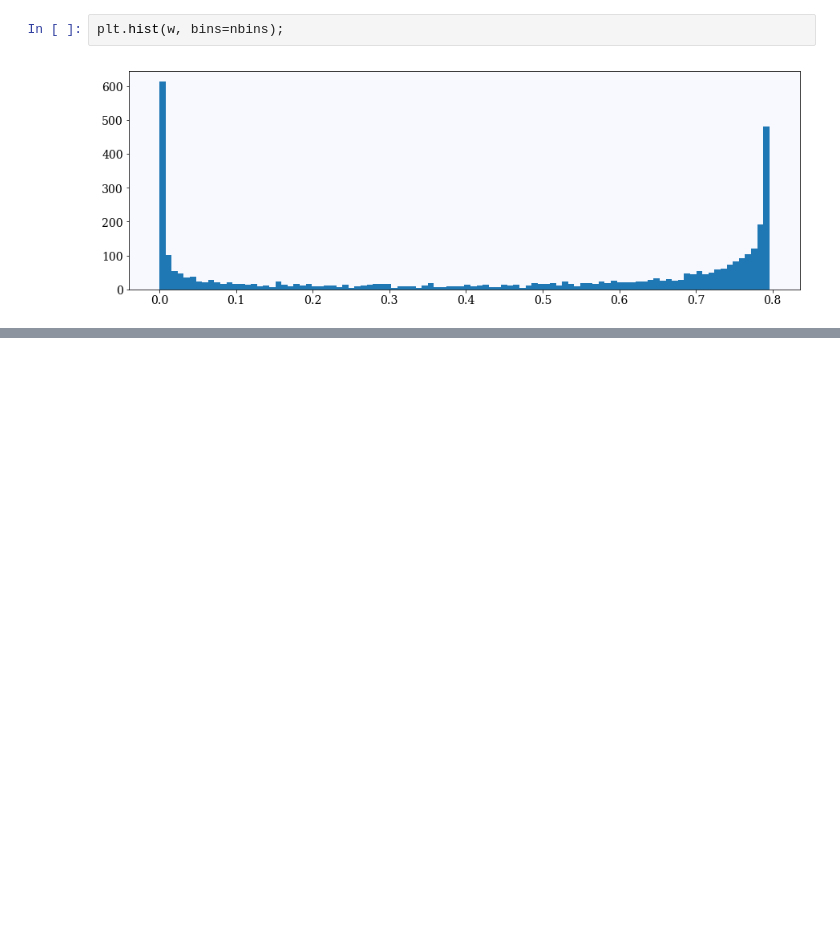
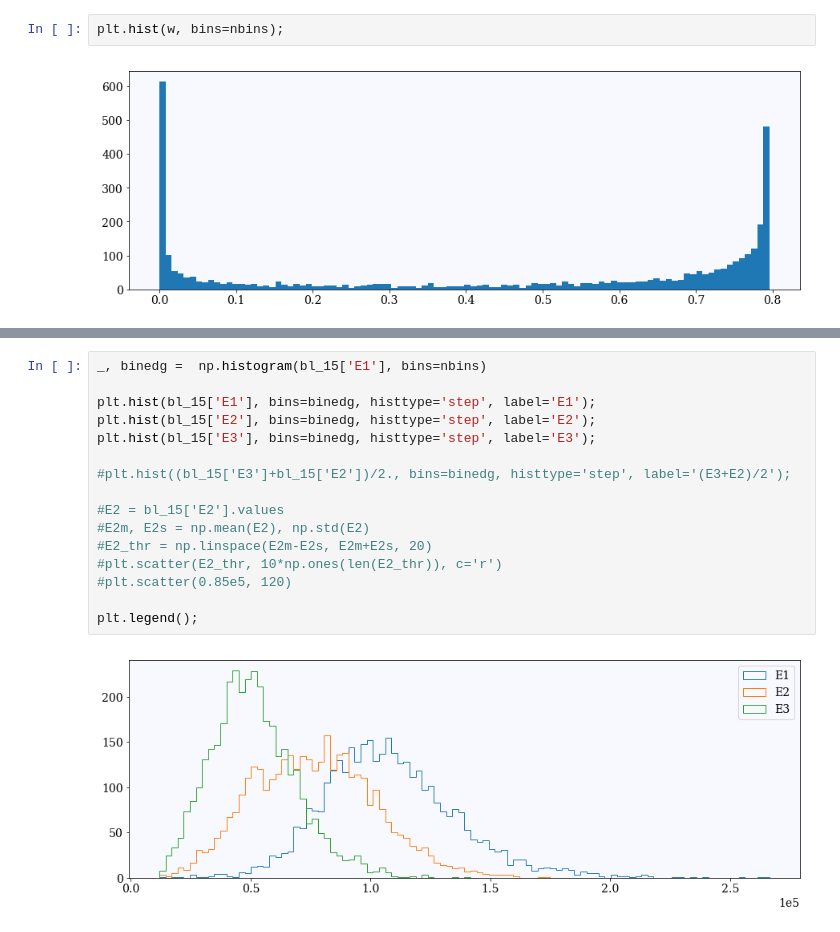
Before and after one commit to gondiaz/ICAROSNB, a Jupyter notebook: GDL/rejection/blobrejection.ipynb, the cells around one changed output, grey strips where cells are left out. Saved outputs shown, nothing was run; the diff lists cells and outputs as text; blank space fills up the shorter version.

```diff
--- a/GDL/rejection/blobrejection.ipynb
+++ b/GDL/rejection/blobrejection.ipynb
@@ -120,0 +123,18 @@ thds[w<0.05]['e'].hist(bins=nbins)
+# %%
+_, binedg =  np.histogram(bl_15['E1'], bins=nbins)
+
+plt.hist(bl_15['E1'], bins=binedg, histtype='step', label='E1');
+plt.hist(bl_15['E2'], bins=binedg, histtype='step', label='E2');
+plt.hist(bl_15['E3'], bins=binedg, histtype='step', label='E3');
+
+#plt.hist((bl_15['E3']+bl_15['E2'])/2., bins=binedg, histtype='step', label='(E3+E2)/2');
+
+#E2 = bl_15['E2'].values
+#E2m, E2s = np.mean(E2), np.std(E2)
+#E2_thr = np.linspace(E2m-E2s, E2m+E2s, 20)
+#plt.scatter(E2_thr, 10*np.ones(len(E2_thr)), c='r')
+#plt.scatter(0.85e5, 120)
+
+plt.legend();
+# %% [output]
+[figure, added]
```
Also changed, not shown: parts of 15 cells of this notebook, 5 other files.
